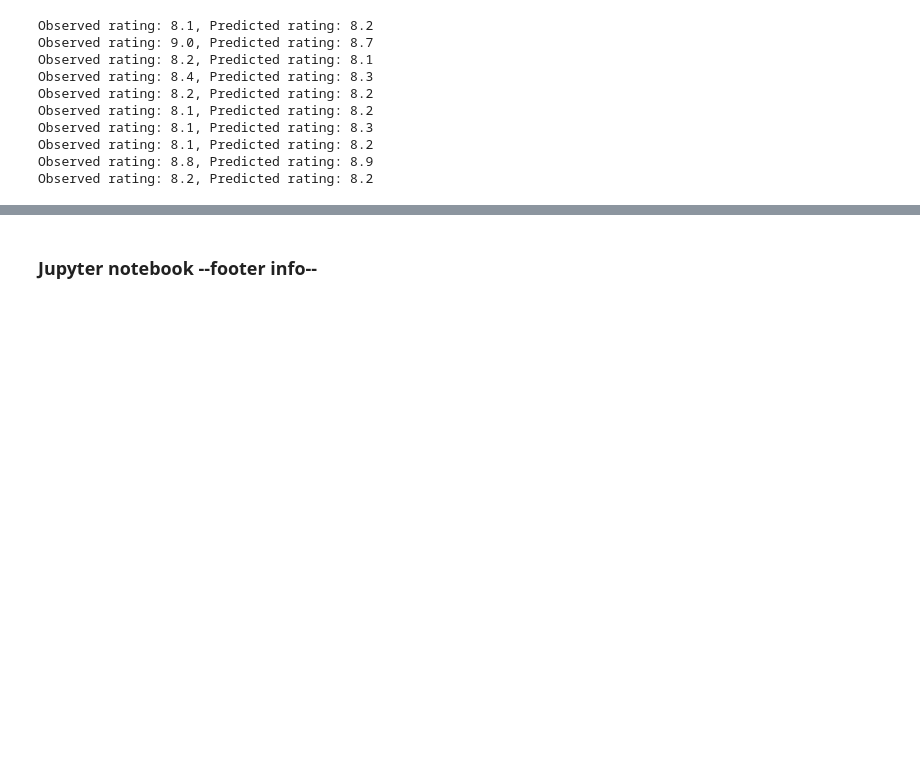
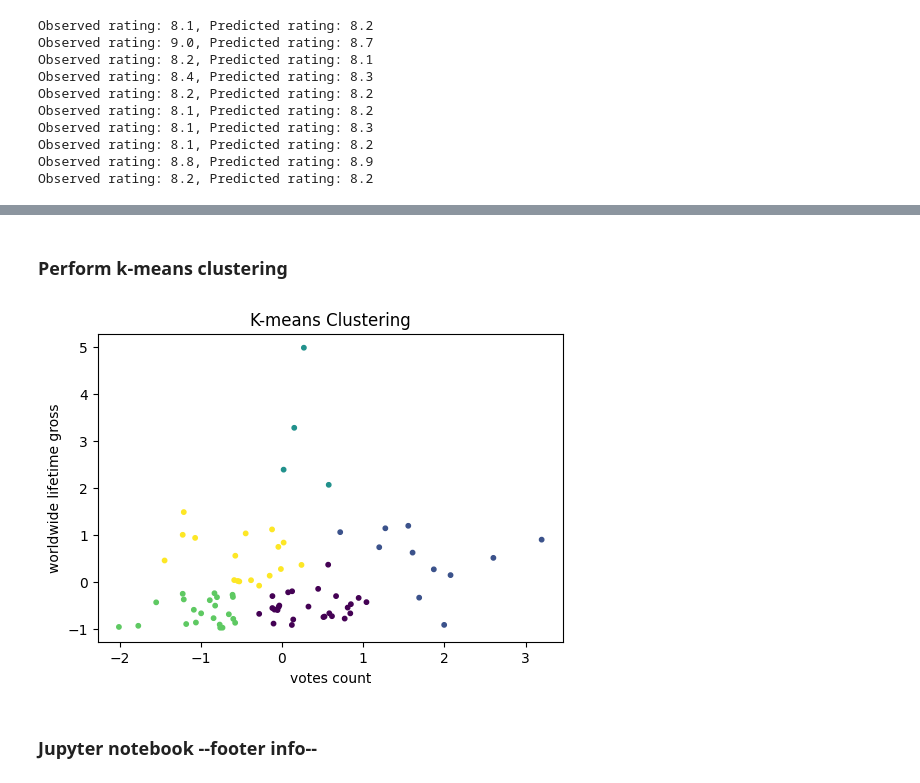
Before and after one commit to shajiranraveendran/data_analytics_project, a Jupyter notebook: project.ipynb, the cells around one changed output, grey strips where cells are left out. Cells and saved outputs as stored; diff of their text form; code cells hidden in the pictures; blank space fills up the shorter version.

```diff
--- a/project.ipynb
+++ b/project.ipynb
@@ -623,3 +686,25 @@ Observed rating: 8.2, Predicted rating: 8.2
+# %% [markdown]
+### Perform k-means clustering
+# %%
+# Number of clusters
+k = 5
+
+# Perform k-means clustering
+kmeans = KMeans(n_clusters=k, random_state=42).fit(XY_df)
+
+# Predict the values
+y2 = kmeans.predict(XY_df)
+yData = 1
+
+# Plot the clusters
+plt.figure(figsize=(6,4))
+plt.scatter(XY_df[:, 0], XY_df[:, 1], c=y2, s=10)
+plt.xlabel('votes count')
+plt.ylabel('worldwide lifetime gross')
+plt.title('K-means Clustering')
+plt.show()
+# %% [output]
+[figure, added]
 # %% [markdown]
 ### Jupyter notebook --footer info--
 # %%
```
Also changed, not shown: parts of 7 cells of this notebook.
